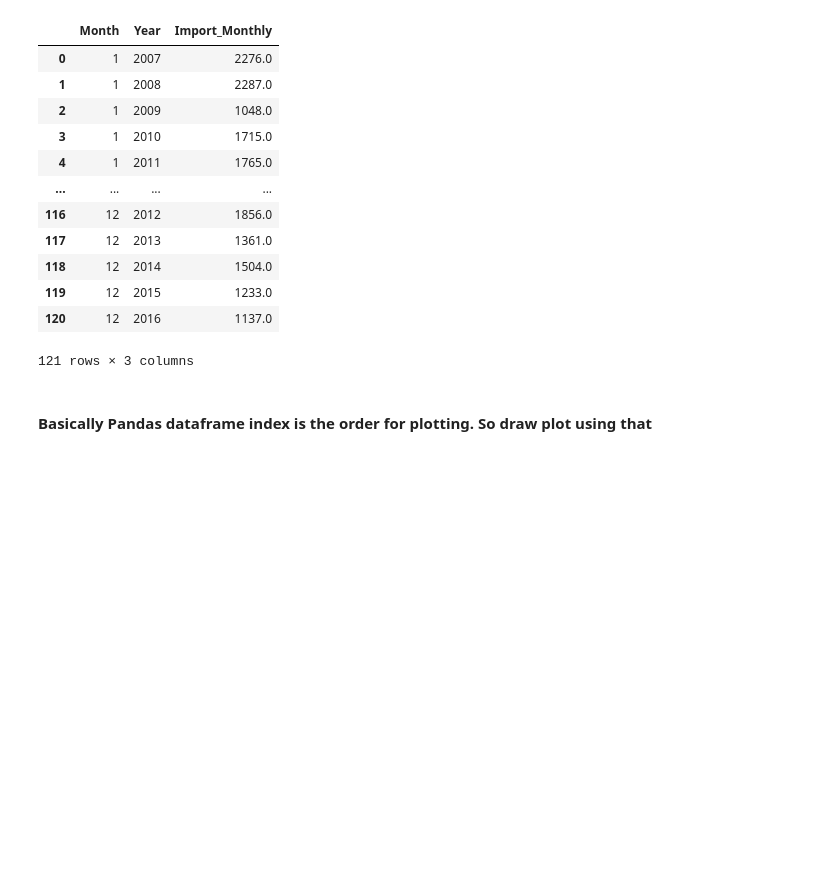
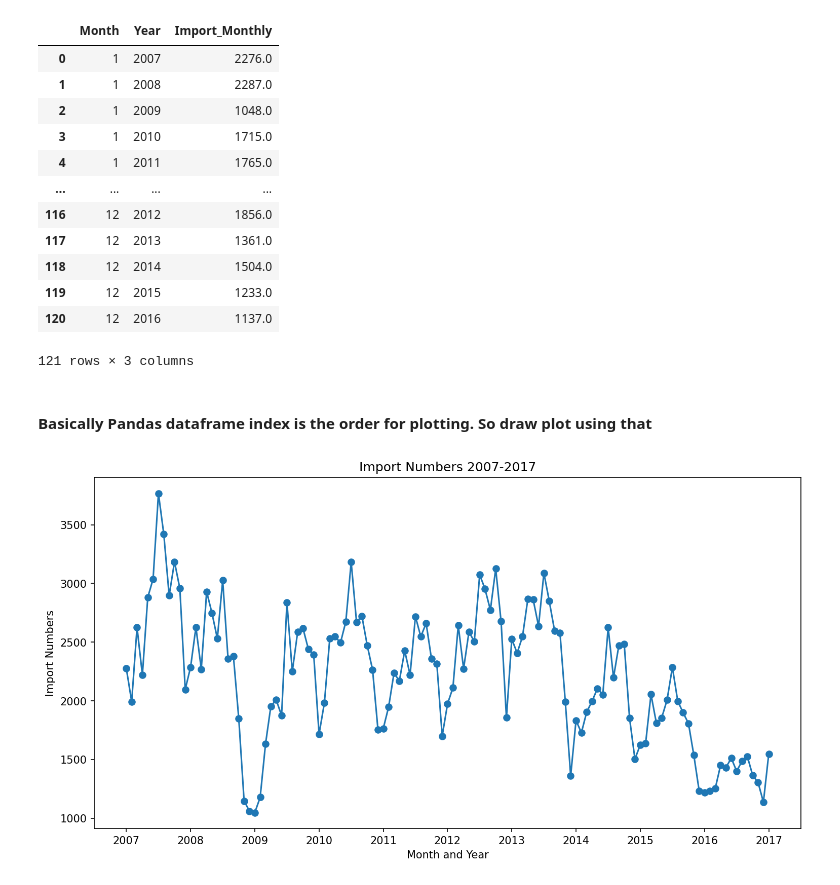
Before and after one commit to SusannaR11/AI_Engineering_OPA24_Susanna_Rokka, a Jupyter notebook: exercises/0_case_car_sales_norway.ipynb, the cells around one changed output. Cells and saved outputs as stored; diff of their text form; code cells hidden in the pictures; blank space fills up the shorter version.

```diff
--- a/exercises/0_case_car_sales_norway.ipynb
+++ b/exercises/0_case_car_sales_norway.ipynb
@@ -298,3 +296,20 @@ df_import_by_month
 121 rows × 3 columns
 # %% [markdown]
 #### Basically Pandas dataframe index is the order for plotting. So draw plot using that
+# %%
+fig, ax = plt.subplots(figsize=(12,6), dpi=150)
+
+ax.plot(df.index, df["Import"], marker="o") # chart follows index ascending
+#add year boundaries from the DF
+years = df["Year"].unique() #tracks each year
+year_positions = df.groupby("Year").head(1).index #index position of first row per new year
+
+ax.set_xticks(year_positions) #where on index to place labels
+ax.set_xticklabels(years) #label for 'Year'
+
+ax.set(xlabel="Month and Year", ylabel="Import Numbers", title="Import Numbers 2007-2017")
+
+plt.savefig("imports_2007_to_2017.png", dpi=300, bbox_inches="tight")
+plt.show()
+# %% [output]
+[figure, added]
```
Also changed, not shown: parts of 15 cells of this notebook, 5 other files.
